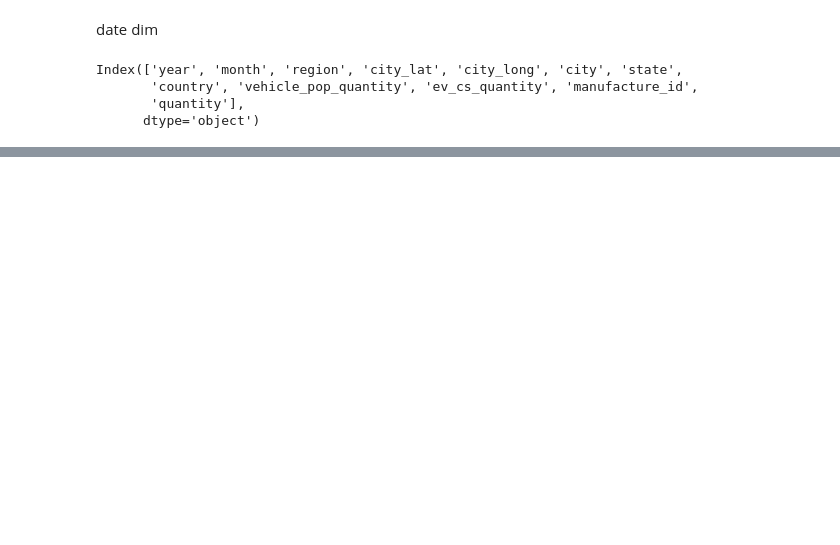
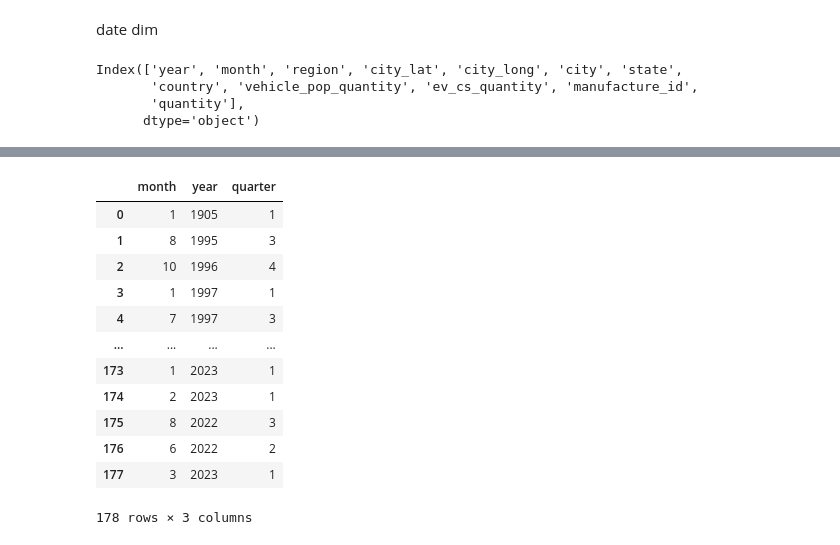
Before and after one commit to hicranA/partsUnlimitedDW, a Jupyter notebook: cumulative_etl.ipynb, the cells around one changed output, grey strips where cells are left out. Saved outputs shown, nothing was run; the diff lists cells and outputs as text; code cells hidden in the pictures; blank space fills up the shorter version.

```diff
--- a/cumulative_etl.ipynb
+++ b/cumulative_etl.ipynb
@@ -106,0 +169,24 @@ loading the tables
+# %%
+# add quarter column
+# month_dim['quarter'] = pd.PeriodIndex(pd.to_datetime(month_dim['year'].astype(str) + month_dim['month'].astype(str), format='%Y%m'), freq='Q')
+# convert month and year columns to a datetime object
+date = pd.to_datetime(month_dim['year'].astype(str) + '-' + month_dim['month'].astype(str) + '-01', format='%Y-%m-%d')
+
+# add quarter column to the dataframe
+month_dim['quarter'] = date.dt.quarter
+month_dim = month_dim.reset_index(drop=True)
+month_dim
+# %% [output]
+|  | month | year | quarter |
+| 0 | 1 | 1905 | 1 |
+| 1 | 8 | 1995 | 3 |
+| 2 | 10 | 1996 | 4 |
+| 3 | 1 | 1997 | 1 |
+| 4 | 7 | 1997 | 3 |
+| ... | ... | ... | ... |
+| 173 | 1 | 2023 | 1 |
+| 174 | 2 | 2023 | 1 |
+| 175 | 8 | 2022 | 3 |
+| 176 | 6 | 2022 | 2 |
+| 177 | 3 | 2023 | 1 |
+178 rows × 3 columns
```
Also changed, not shown: parts of 19 cells of this notebook, 1 other file.
